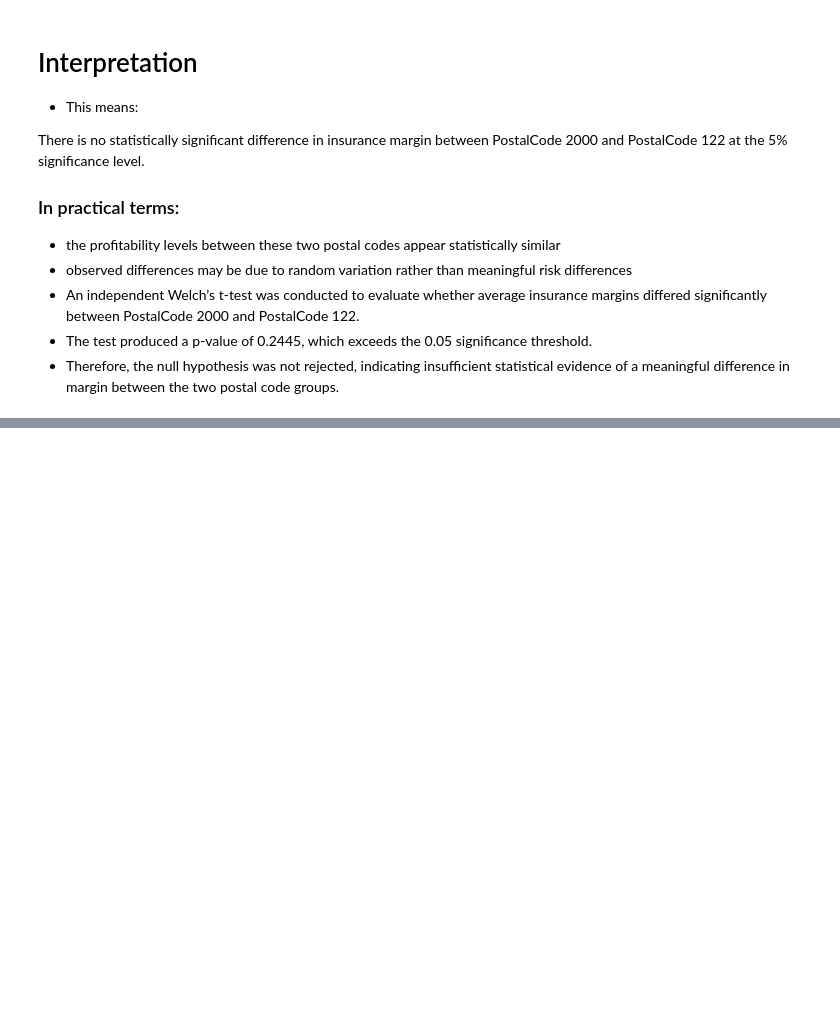
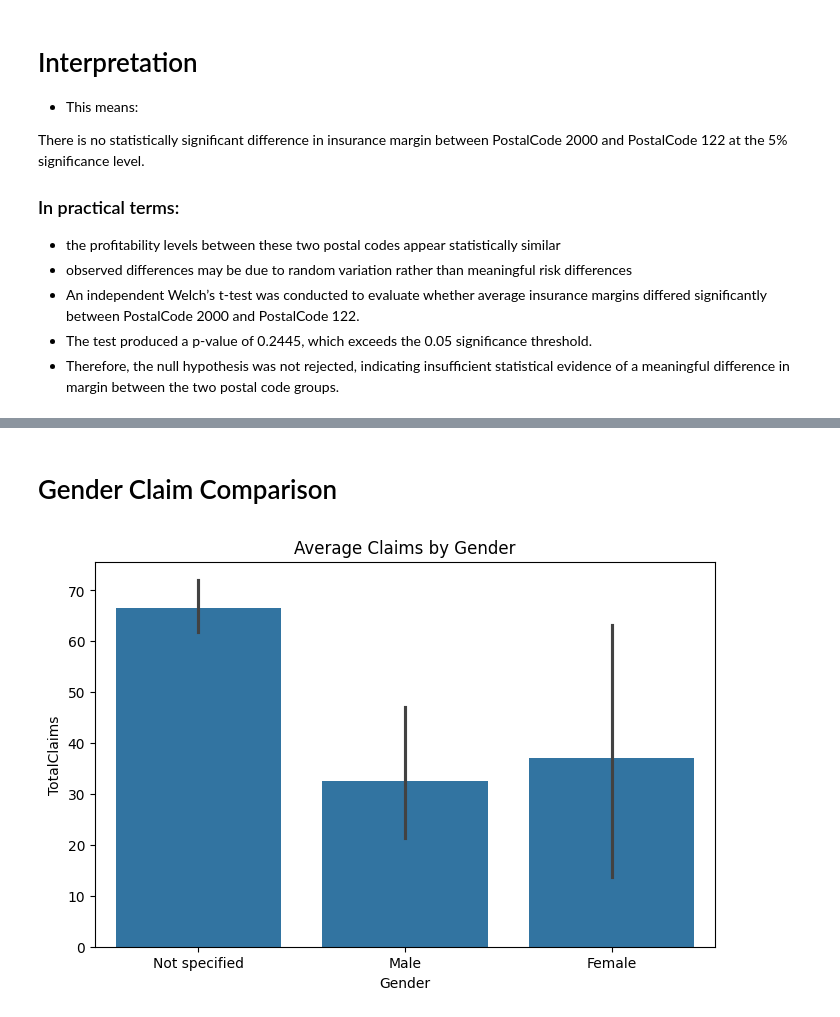
Before and after one commit to yenguandroid/Insurance-risk-analytics, a Jupyter notebook: notebooks/task3_hypothesis_testing.ipynb, the cells around one changed output, grey strips where cells are left out. Cells and saved outputs as stored; diff of their text form; code cells hidden in the pictures; blank space fills up the shorter version.

```diff
--- a/notebooks/task3_hypothesis_testing.ipynb
+++ b/notebooks/task3_hypothesis_testing.ipynb
@@ -250,0 +381,18 @@ There is no statistically significant difference in insurance margin between Pos
+# %% [markdown]
+# Gender Claim Comparison
+# %%
+plt.figure(figsize=(8,5))
+
+sns.barplot(
+    data=df,
+    x="Gender",
+    y="TotalClaims"
+)
+
+plt.title(
+    "Average Claims by Gender"
+)
+
+plt.show()
+# %% [output]
+[figure, added]
```
Also changed, not shown: parts of 27 cells of this notebook, 3 other files.
